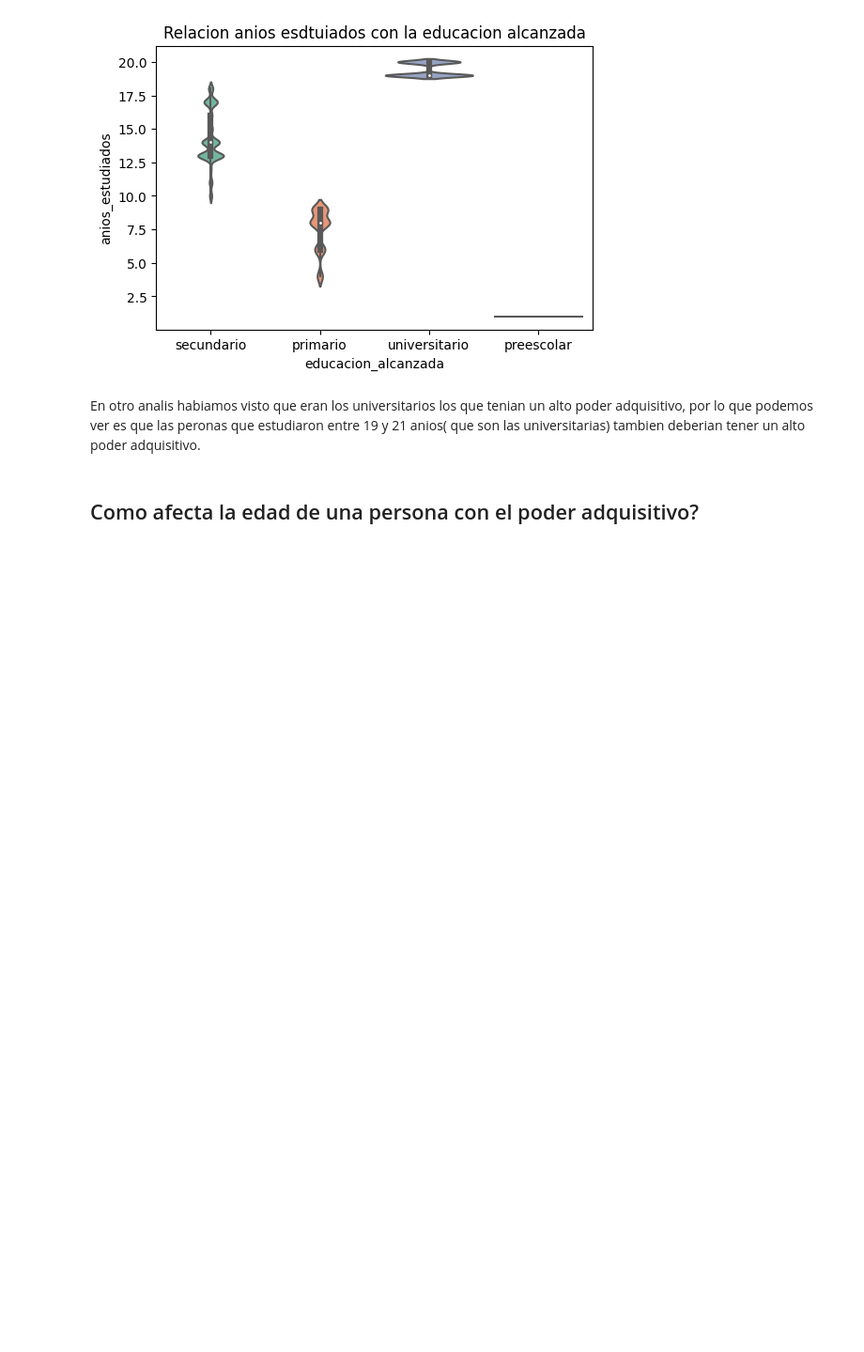
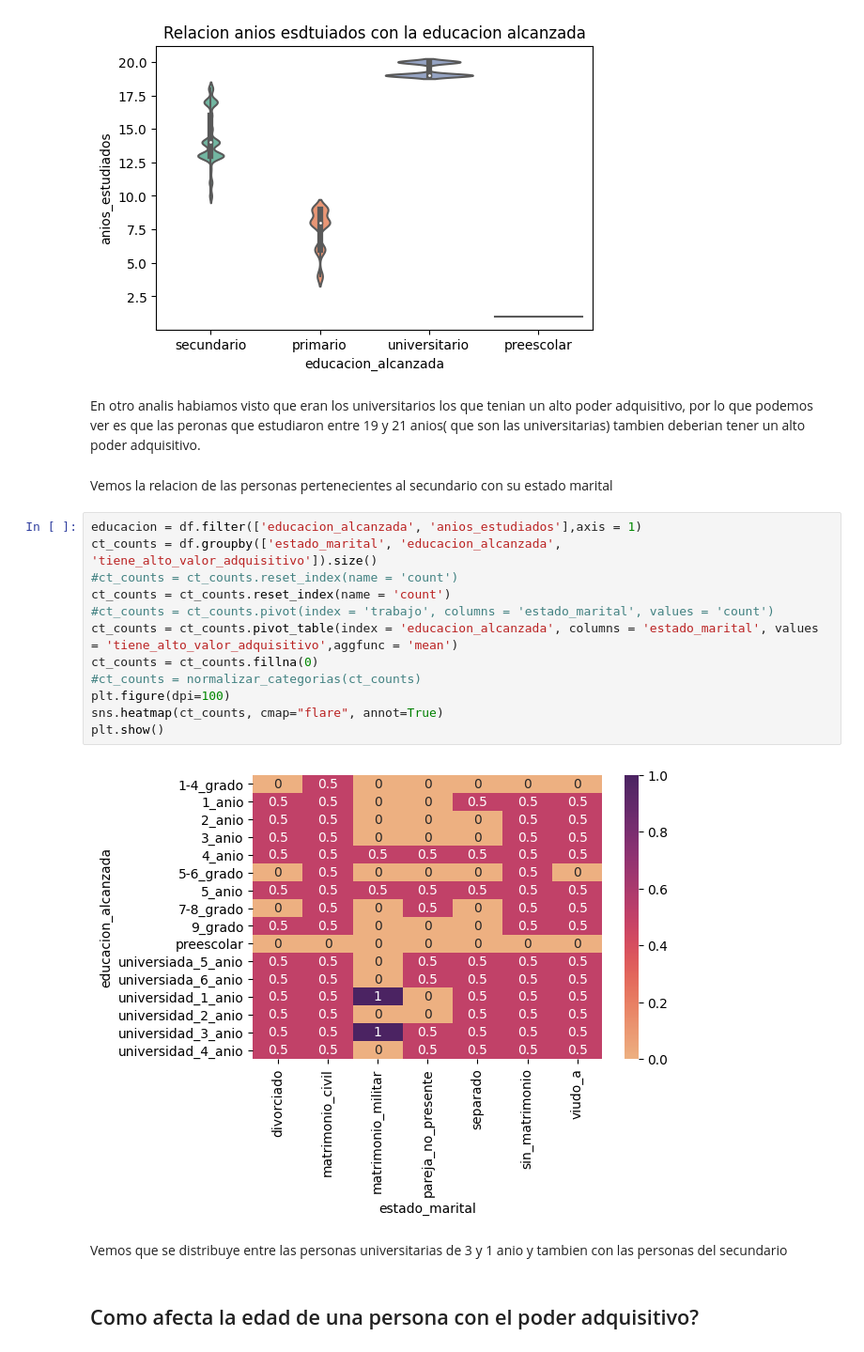
Before and after one commit to solfonte/TP1-OrganizacionDeDatos, a Jupyter notebook: TPparte1.ipynb, the cells around one changed output. Shown at 94% size. Saved outputs shown, nothing was run; the diff lists cells and outputs as text; blank space fills up the shorter version.

```diff
--- a/TPparte1.ipynb
+++ b/TPparte1.ipynb
@@ -355,6 +365,24 @@ plt.show()
 [figure]
 # %% [markdown]
 En otro analis habiamos visto que eran los universitarios los que tenian un alto poder adquisitivo, por lo que podemos ver es que las peronas que estudiaron entre 19 y 21 anios( que son las universitarias) tambien deberian tener un alto poder adquisitivo.
+# %% [markdown]
+Vemos la relacion de las personas pertenecientes al secundario con su estado marital
+# %%
+educacion = df.filter(['educacion_alcanzada', 'anios_estudiados'],axis = 1)
+ct_counts = df.groupby(['estado_marital', 'educacion_alcanzada', 'tiene_alto_valor_adquisitivo']).size()
+#ct_counts = ct_counts.reset_index(name = 'count')
+ct_counts = ct_counts.reset_index(name = 'count')
+#ct_counts = ct_counts.pivot(index = 'trabajo', columns = 'estado_marital', values = 'count')
+ct_counts = ct_counts.pivot_table(index = 'educacion_alcanzada', columns = 'estado_marital', values = 'tiene_alto_valor_adquisitivo',aggfunc = 'mean')
+ct_counts = ct_counts.fillna(0)
+#ct_counts = normalizar_categorias(ct_counts)
+plt.figure(dpi=100)
+sns.heatmap(ct_counts, cmap="flare", annot=True)
+plt.show()
+# %% [output]
+[figure, added]
+# %% [markdown]
+Vemos que se distribuye entre las personas universitarias de 3 y 1 anio y tambien con las personas del secundario
 # %% [markdown]
 ## Como afecta la edad de una persona con el poder adquisitivo?
 # %% [markdown]
```
Also changed, not shown: parts of 15 cells of this notebook.
